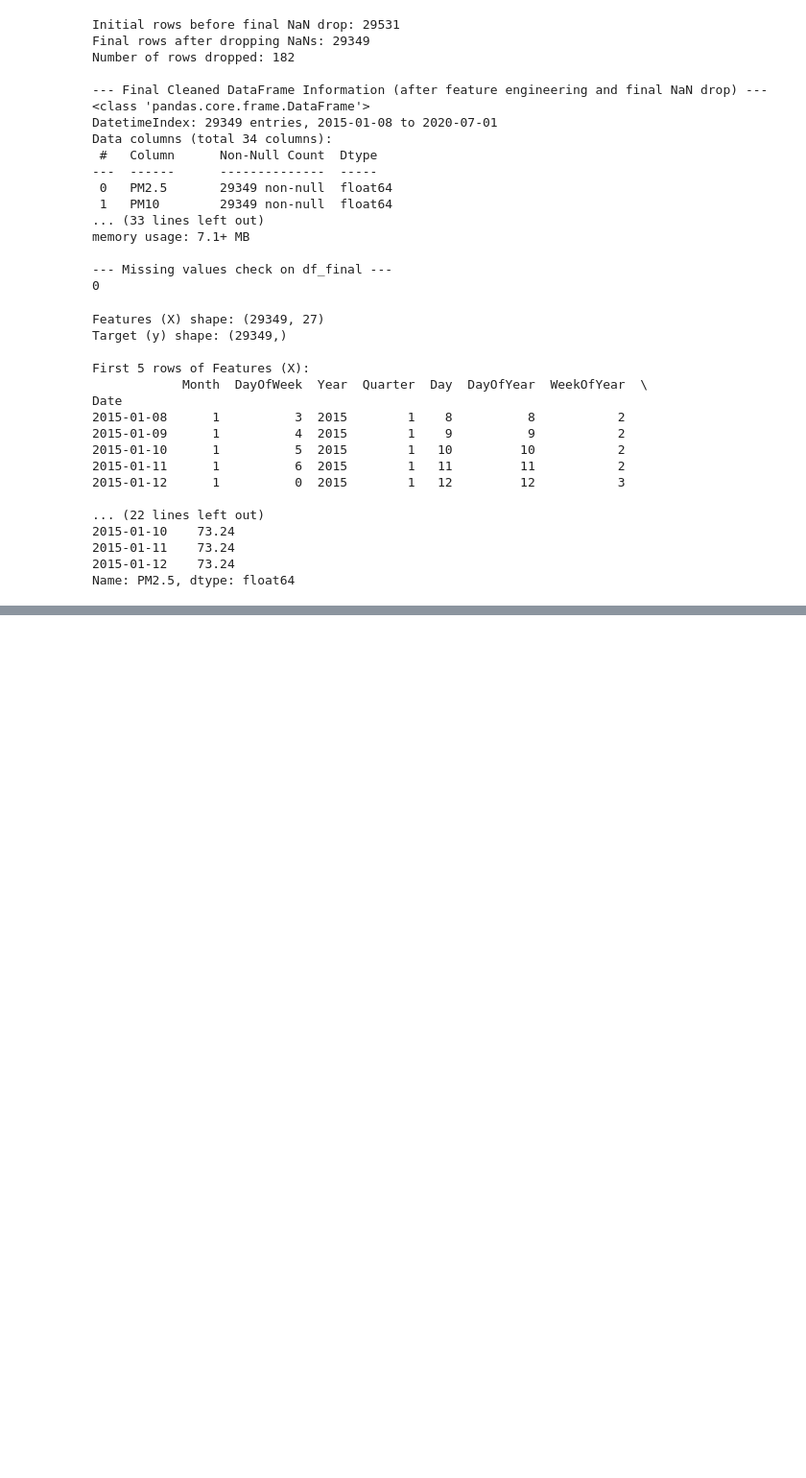
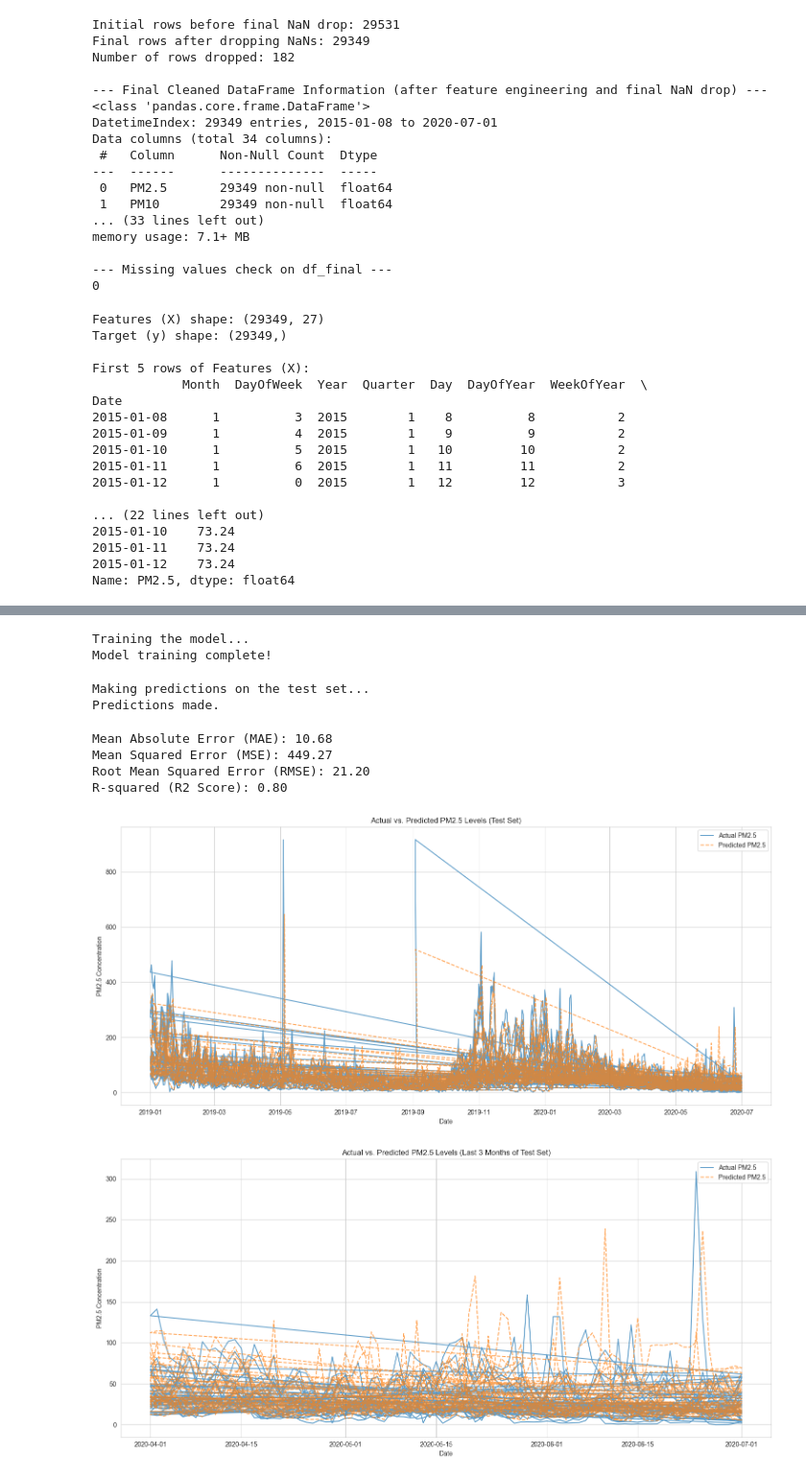
Before and after one commit to hriday-goyal/EnviroPredict-AI-Urban-AQI-Forecasting, a Jupyter notebook: notebooks/01_EDA_and_Data_Prep.ipynb, the cells around one changed output, grey strips where cells are left out. Shown at 96% size. Saved outputs shown, nothing was run; the diff lists cells and outputs as text; code cells hidden in the pictures; blank space fills up the shorter version.

Commit message:
Model Building: Trained RandomForestRegressor and evaluated performance

```diff
--- a/notebooks/01_EDA_and_Data_Prep.ipynb
+++ b/notebooks/01_EDA_and_Data_Prep.ipynb
@@ -466,0 +498,73 @@ Name: PM2.5, dtype: float64
+# %%
+from sklearn.ensemble import RandomForestRegressor
+from sklearn.metrics import mean_squared_error, mean_absolute_error, r2_score
+
+# Initialize the Random Forest Regressor model
+# You can tune parameters later, but let's start with some reasonable defaults
+# random_state for reproducibility
+model = RandomForestRegressor(n_estimators=100, random_state=42, n_jobs=-1) # n_jobs=-1 uses all available cores
+
+print("Training the model...")
+# Train the model on the training data
+model.fit(X_train, y_train)
+print("Model training complete!")
+# %% [output]
+Training the model...
+Model training complete!
+# %%
+print("Making predictions on the test set...")
+# Make predictions
+y_pred = model.predict(X_test)
+print("Predictions made.")
+
+# It's useful to put predictions into a DataFrame with dates for easier plotting
+y_pred_series = pd.Series(y_pred, index=X_test.index, name='Predicted_PM2.5')
+# %% [output]
+Making predictions on the test set...
+Predictions made.
+# %%
+# Evaluate the model
+mae = mean_absolute_error(y_test, y_pred)
+mse = mean_squared_error(y_test, y_pred)
+rmse = np.sqrt(mse) # Calculate RMSE
+r2 = r2_score(y_test, y_pred)
+
+print(f"Mean Absolute Error (MAE): {mae:.2f}")
+print(f"Mean Squared Error (MSE): {mse:.2f}")
+print(f"Root Mean Squared Error (RMSE): {rmse:.2f}")
+print(f"R-squared (R2 Score): {r2:.2f}")
+# %% [output]
+Mean Absolute Error (MAE): 10.68
+Mean Squared Error (MSE): 449.27
+Root Mean Squared Error (RMSE): 21.20
+R-squared (R2 Score): 0.80
+# %%
+# Plot actual vs. predicted values for a subset of data (e.g., last few months of test data)
+plt.figure(figsize=(15, 7))
+plt.plot(y_test.index, y_test, label='Actual PM2.5', alpha=0.7)
+plt.plot(y_pred_series.index, y_pred_series, label='Predicted PM2.5', alpha=0.7, linestyle='--')
+plt.title('Actual vs. Predicted PM2.5 Levels (Test Set)')
+plt.xlabel('Date')
+plt.ylabel('PM2.5 Concentration')
+plt.legend()
+plt.tight_layout()
+plt.show()
+
+# Optional: Zoom in on a specific period, e.g., the last 3 months
+# Ensure your split_date allows for enough test data for this
+if not X_test.empty:
+    last_3_months_start = X_test.index.max() - pd.DateOffset(months=3)
+    plt.figure(figsize=(15, 7))
+    plt.plot(y_test[y_test.index >= last_3_months_start].index, y_test[y_test.index >= last_3_months_start], label='Actual PM2.5', alpha=0.7)
+    plt.plot(y_pred_series[y_pred_series.index >= last_3_months_start].index, y_pred_series[y_pred_series.index >= last_3_months_start], label='Predicted PM2.5', alpha=0.7, linestyle='--')
+    plt.title('Actual vs. Predicted PM2.5 Levels (Last 3 Months of Test Set)')
+    plt.xlabel('Date')
+    plt.ylabel('PM2.5 Concentration')
+    plt.legend()
+    plt.tight_layout()
+    plt.show()
+else:
+    print("Test set is empty, cannot plot specific period.")
+# %% [output]
+[figure, added]
+[figure, added]
```
Also changed, not shown: parts of 1 cell of this notebook.
